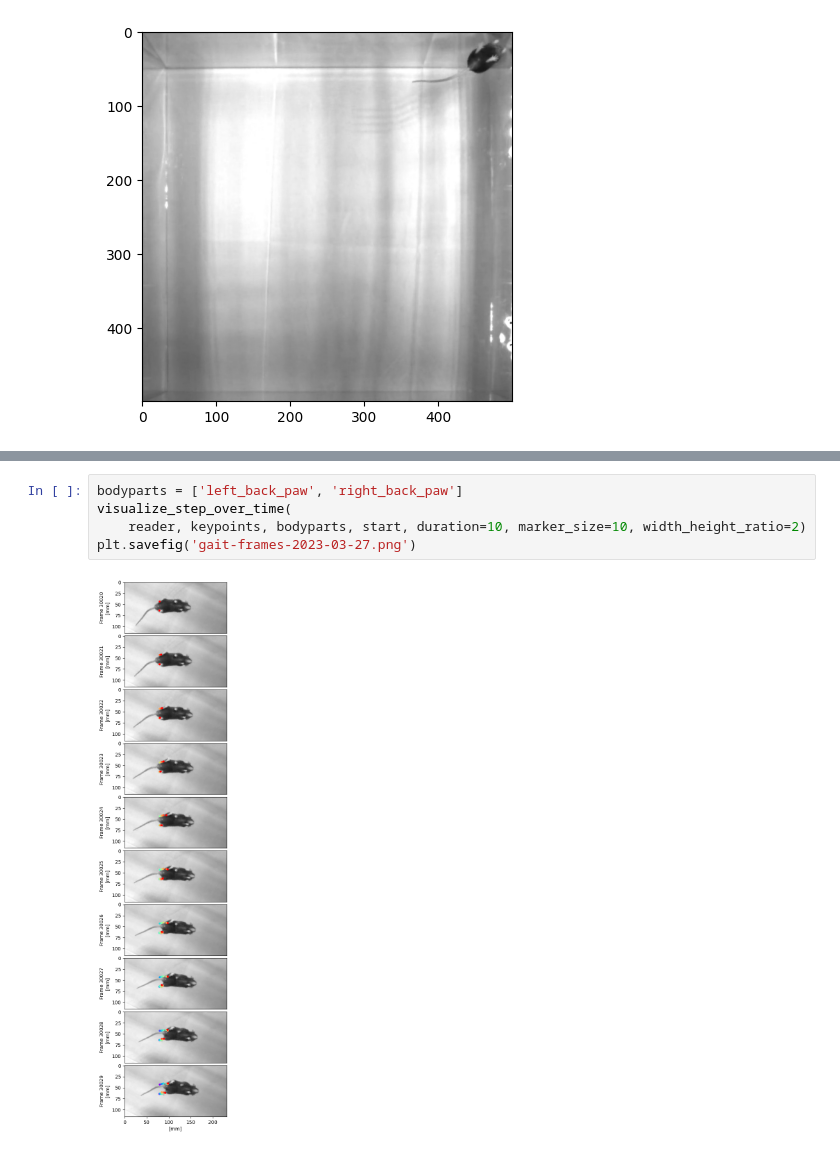
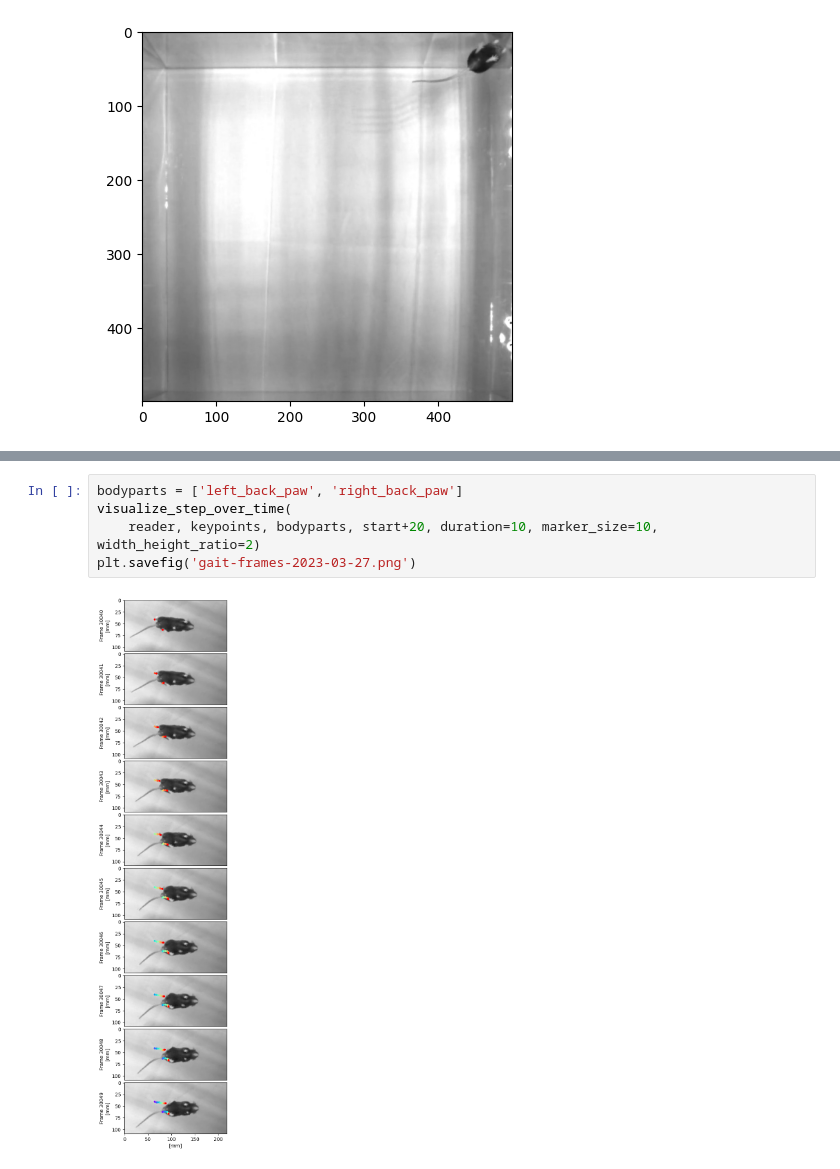
Before and after one commit to A-Telfer/mouse-gait-analysis, a Jupyter notebook: docs/explore_data.ipynb, the cells around one changed output, grey strips where cells are left out. Saved outputs shown, nothing was run; the diff lists cells and outputs as text.

```diff
--- a/docs/explore_data.ipynb
+++ b/docs/explore_data.ipynb
@@ -81,7 +80,7 @@ visualize_distances(keypoints, bodyparts, start, duration=50)
 # %%
 bodyparts = ['left_back_paw', 'right_back_paw']
 visualize_step_over_time(
-    reader, keypoints, bodyparts, start, duration=10, marker_size=10, width_height_ratio=2)
+    reader, keypoints, bodyparts, start+20, duration=10, marker_size=10, width_height_ratio=2)
 plt.savefig('gait-frames-2023-03-27.png')
 # %% [output]
-[figure, old version]
+[figure, new version]
```
Also changed, not shown: parts of 2 cells of this notebook.
